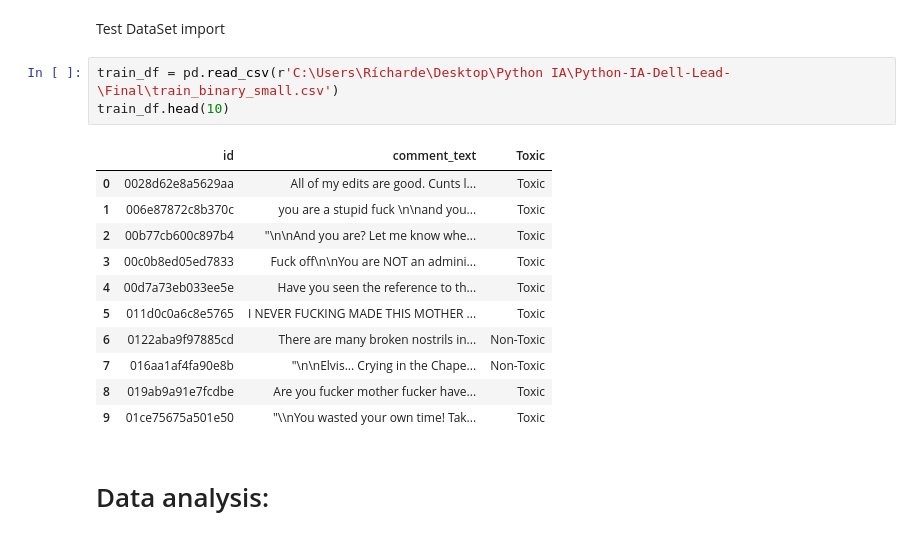
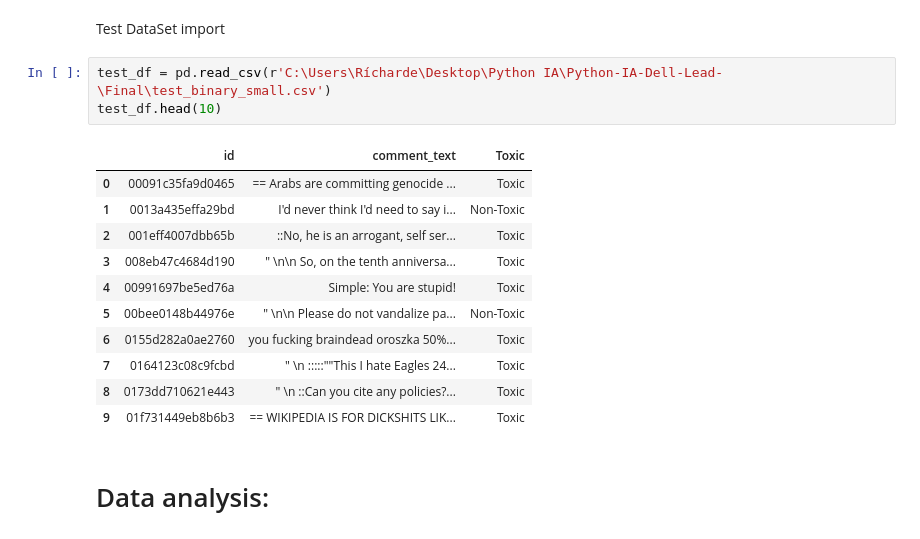
Before and after one commit to RichardeLira/Python-IA-Dell-Lead-, a Jupyter notebook: Final/AF.ipynb, the cells around one changed output. Drawn from its saved outputs; the diff is of its cells as text.

```diff
--- a/Final/AF.ipynb
+++ b/Final/AF.ipynb
@@ -21,20 +38,20 @@ O conjunto de dados a ser utilizado nesta avaliação é uma sub-amostra de um c
 # %% [markdown]
 Test DataSet import
 # %%
-train_df = pd.read_csv(r'C:\Users\Rícharde\Desktop\Python IA\Python-IA-Dell-Lead-\Final\train_binary_small.csv')
-train_df.head(10)
+test_df = pd.read_csv(r'C:\Users\Rícharde\Desktop\Python IA\Python-IA-Dell-Lead-\Final\test_binary_small.csv')
+test_df.head(10)
 # %% [output]
 |  | id | comment_text | Toxic |
-| 0 | 0028d62e8a5629aa | All of my edits are good. Cunts l... | Toxic |
-| 1 | 006e87872c8b370c | you are a stupid fuck \n\nand you... | Toxic |
-| 2 | 00b77cb600c897b4 | "\n\nAnd you are? Let me know whe... | Toxic |
-| 3 | 00c0b8ed05ed7833 | Fuck off\n\nYou are NOT an admini... | Toxic |
-| 4 | 00d7a73eb033ee5e | Have you seen the reference to th... | Toxic |
-| 5 | 011d0c0a6c8e5765 | I NEVER FUCKING MADE THIS MOTHER ... | Toxic |
-| 6 | 0122aba9f97885cd | There are many broken nostrils in... | Non-Toxic |
-| 7 | 016aa1af4fa90e8b | "\n\nElvis... Crying in the Chape... | Non-Toxic |
-| 8 | 019ab9a91e7fcdbe | Are you fucker mother fucker have... | Toxic |
-| 9 | 01ce75675a501e50 | "\\nYou wasted your own time! Tak... | Toxic |
+| 0 | 00091c35fa9d0465 | == Arabs are committing genocide ... | Toxic |
+| 1 | 0013a435effa29bd | I'd never think I'd need to say i... | Non-Toxic |
+| 2 | 001eff4007dbb65b | ::No, he is an arrogant, self ser... | Toxic |
+| 3 | 008eb47c4684d190 | " \n\n So, on the tenth anniversa... | Toxic |
+| 4 | 00991697be5ed76a | Simple: You are stupid! | Toxic |
+| 5 | 00bee0148b44976e | " \n\n Please do not vandalize pa... | Non-Toxic |
+| 6 | 0155d282a0ae2760 | you fucking braindead oroszka 50%... | Toxic |
+| 7 | 0164123c08c9fcbd | " \n :::::""This I hate Eagles 24... | Toxic |
+| 8 | 0173dd710621e443 | " \n ::Can you cite any policies?... | Toxic |
+| 9 | 01f731449eb8b6b3 | == WIKIPEDIA IS FOR DICKSHITS LIK... | Toxic |
 # %% [markdown]
 # Data analysis:
 # %% [markdown]
```
Also changed, not shown: parts of 28 cells of this notebook, 2 other files.
